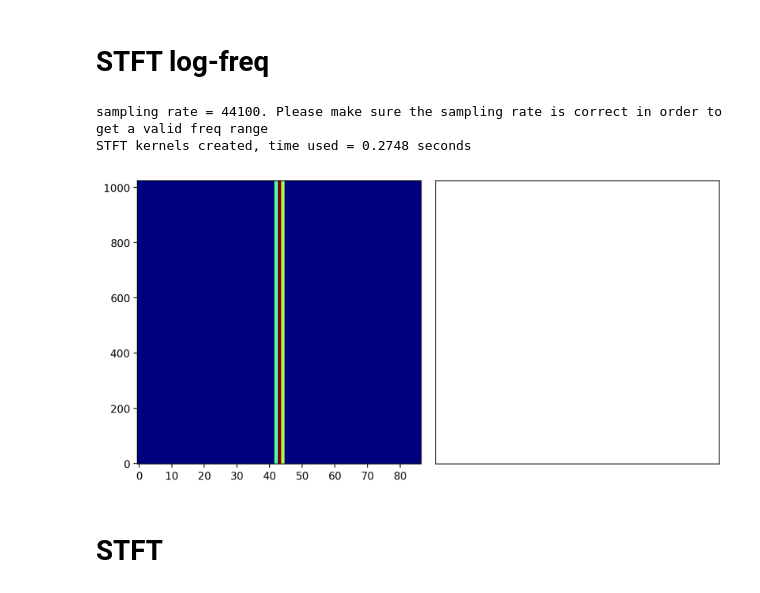
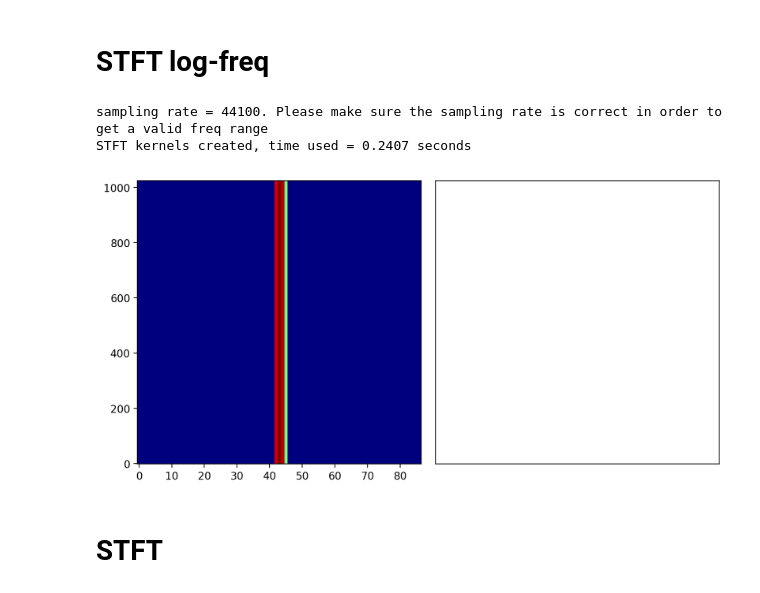
Before and after one commit to KinWaiCheuk/nnAudio, a Jupyter notebook: performance_test/Impulse.ipynb, the cells around one changed output. Drawn from its saved outputs; the diff is of its cells as text; code cells hidden in the pictures.

```diff
--- a/performance_test/Impulse.ipynb
+++ b/performance_test/Impulse.ipynb
@@ -133,17 +133,17 @@ plt.plot(output_lib[:,40])
 # %%
 stft_layer = Spectrogram.STFT(freq_scale='log', fmin=fmin, fmax=22050, sr=44100)
 stft_log_x = stft_layer(torch.tensor(x[None, None, :]))
 
 fig , ax = plt.subplots(1,2, dpi=200, figsize=(10,5))
-ax[0].imshow((stft_log_x[0]), aspect='auto', origin='lower', cmap=cmap)
+ax[0].imshow(np.log(stft_log_x[0]+epsilon), aspect='auto', origin='lower', cmap=cmap)
 ax[1].set_yticks([])
 ax[1].set_xticks([])
 # ax[0].title.set_text("nnAudio")
 # ax[1].title.set_text("Librosa")
 fig.subplots_adjust(wspace = 0.05)
 # %% [output]
 sampling rate = 44100. Please make sure the sampling rate is correct in order to get a valid freq range
-STFT kernels created, time used = 0.2748 seconds
+STFT kernels created, time used = 0.2407 seconds
-[figure, old version]
+[figure, new version]
 # %% [markdown]
 # STFT
```
Also changed, not shown: parts of 5 cells of this notebook, 8 other files.
